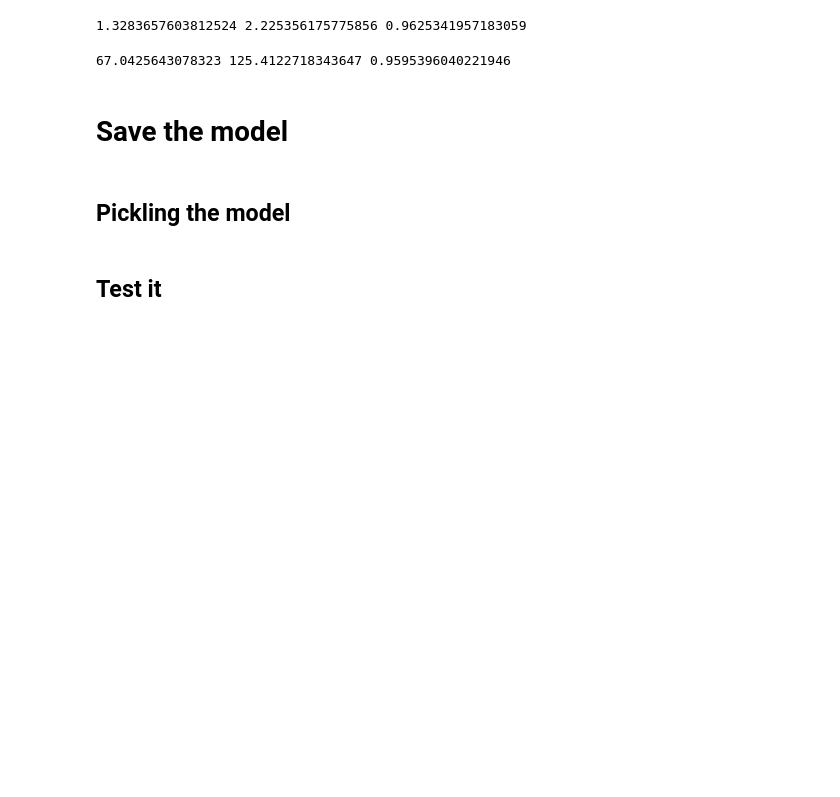
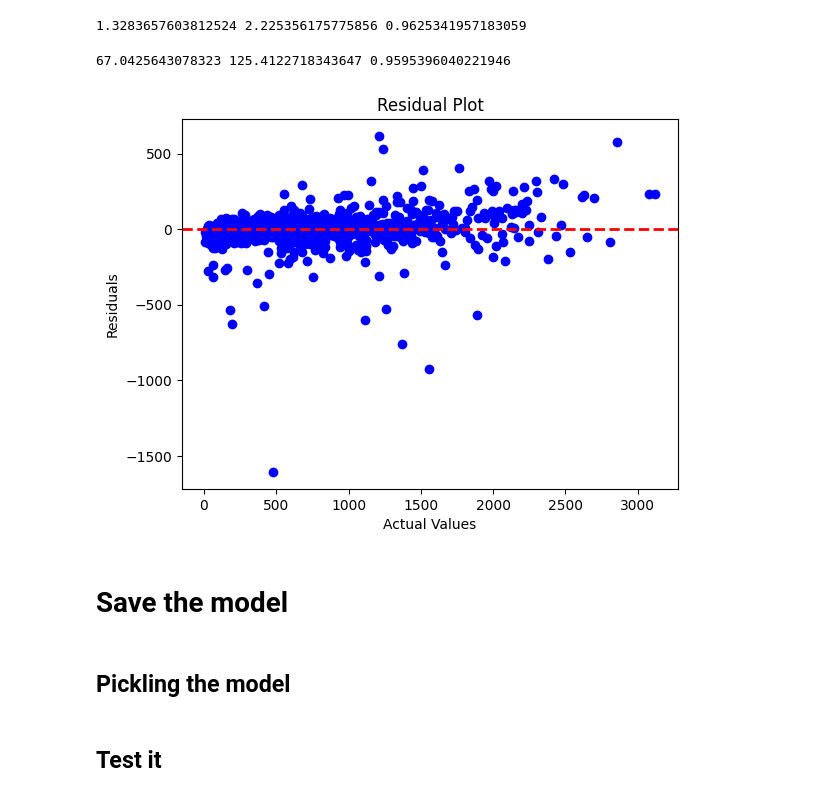
Before and after one commit to mchianale/seoul_bikes_predictions, a Jupyter notebook: code/bikes_seoul.ipynb, the cells around one changed output. Cells and saved outputs as stored; diff of their text form; code cells hidden in the pictures; blank space fills up the shorter version.

```diff
--- a/code/bikes_seoul.ipynb
+++ b/code/bikes_seoul.ipynb
@@ -795,6 +846,10 @@ final_r2 = r2_score(y_test**2,  optimal_predict**2)
 print(final_mae, final_rmse, final_r2)
 # %% [output]
 67.0425643078323 125.4122718343647 0.9595396040221946
+# %%
+plot_error(y_test**2,optimal_predict**2)
+# %% [output]
+[figure, added]
 # %% [markdown]
 # Save the model
 # %% [markdown]
```
Also changed, not shown: parts of 18 cells of this notebook, 1 other file.
